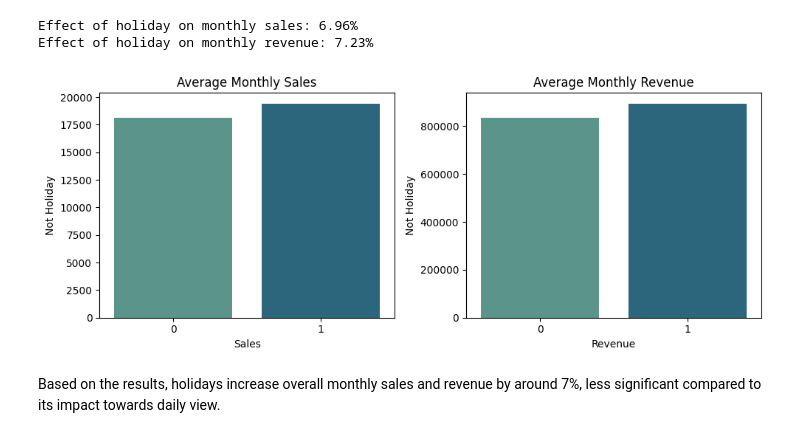
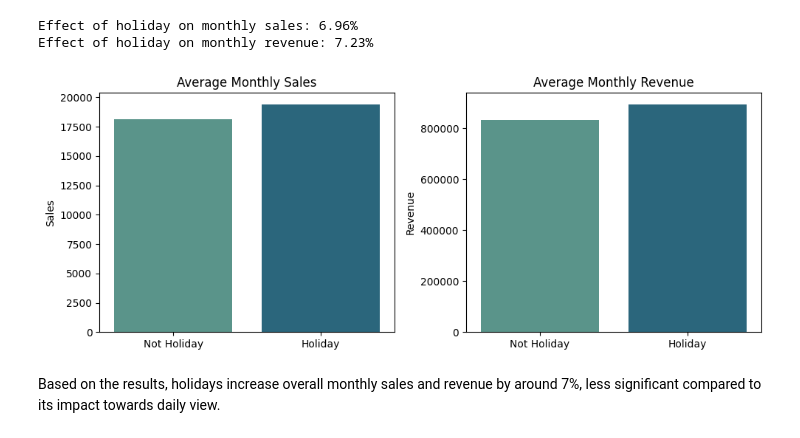
Before and after one commit to gracypresilia/SalesRevenue_Multivariate_Forecasting, a Jupyter notebook: eda.ipynb, the cells around one changed output. Saved outputs shown, nothing was run; the diff lists cells and outputs as text; code cells hidden in the pictures.

```diff
--- a/eda.ipynb
+++ b/eda.ipynb
@@ -189,12 +189,12 @@ Effect of holiday on monthly revenue: 7.23%
 # %%
 # Visualize results as barplot comparison.
 fig, ax = plt.subplots(1, 2, figsize=(10,4))
-plot_bar(df_1, 'is_holiday', 'net_units', 'Average Monthly Sales', 'Sales', 'Not Holiday', 'Holiday', ax=ax[0])
-plot_bar(df_1, 'is_holiday', 'net_revenue', 'Average Monthly Revenue', 'Revenue', 'Not Holiday', 'Holiday', ax=ax[1])
+plot_bar(df_1, 'is_holiday', 'net_units', 'Average Monthly Sales', ylabel='Sales', xtick1='Not Holiday', xtick2='Holiday', ax=ax[0])
+plot_bar(df_1, 'is_holiday', 'net_revenue', 'Average Monthly Revenue', ylabel='Revenue', xtick1='Not Holiday', xtick2='Holiday', ax=ax[1])
 plt.tight_layout()
 plt.show()
 # %% [output]
-[figure, old version]
+[figure, new version]
 # %% [markdown]
 Based on the results, holidays increase overall monthly sales and revenue by around 7%, less significant compared to its impact towards daily view.
 # %% [markdown]
```
Also changed, not shown: parts of 2 cells of this notebook.
